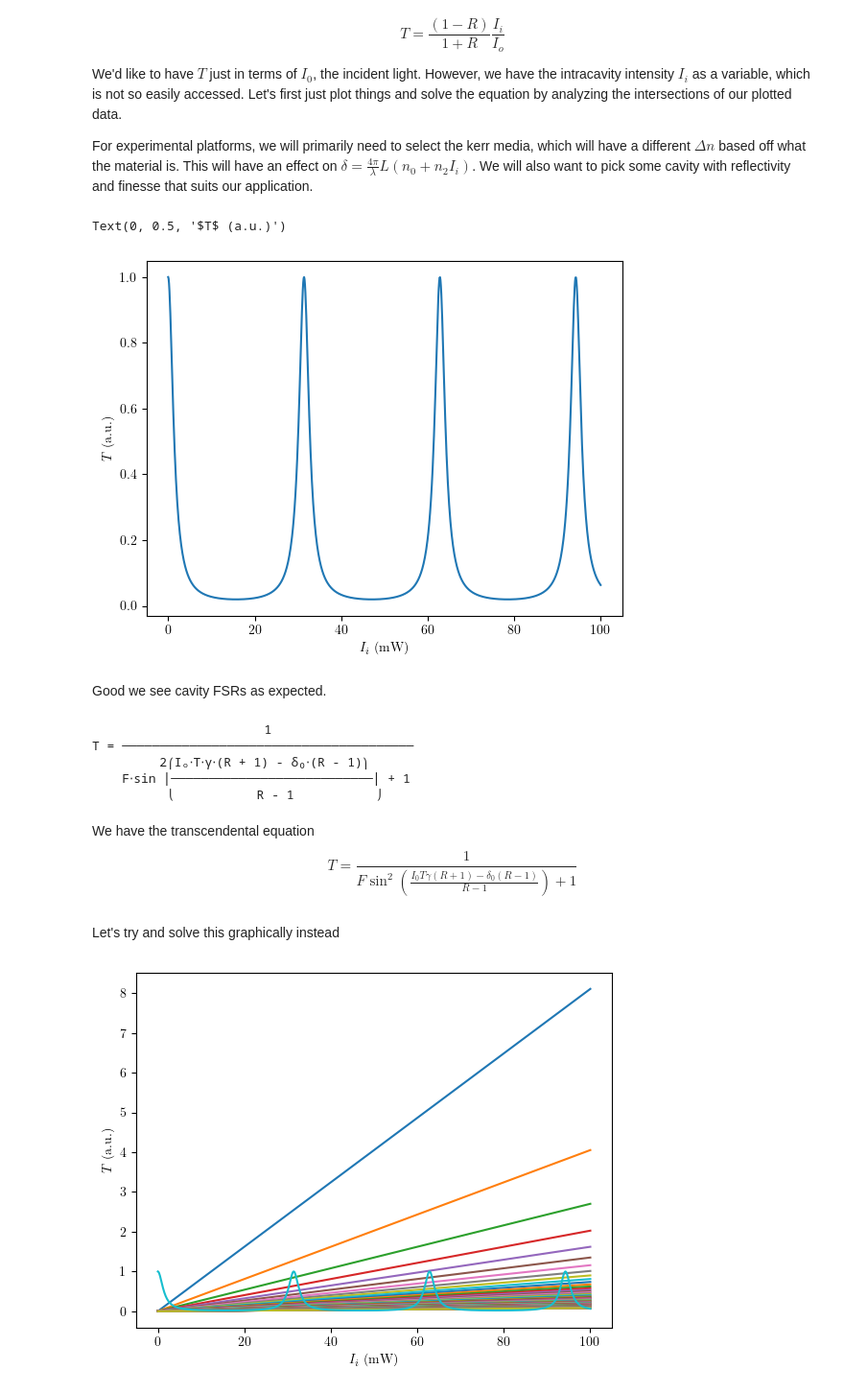
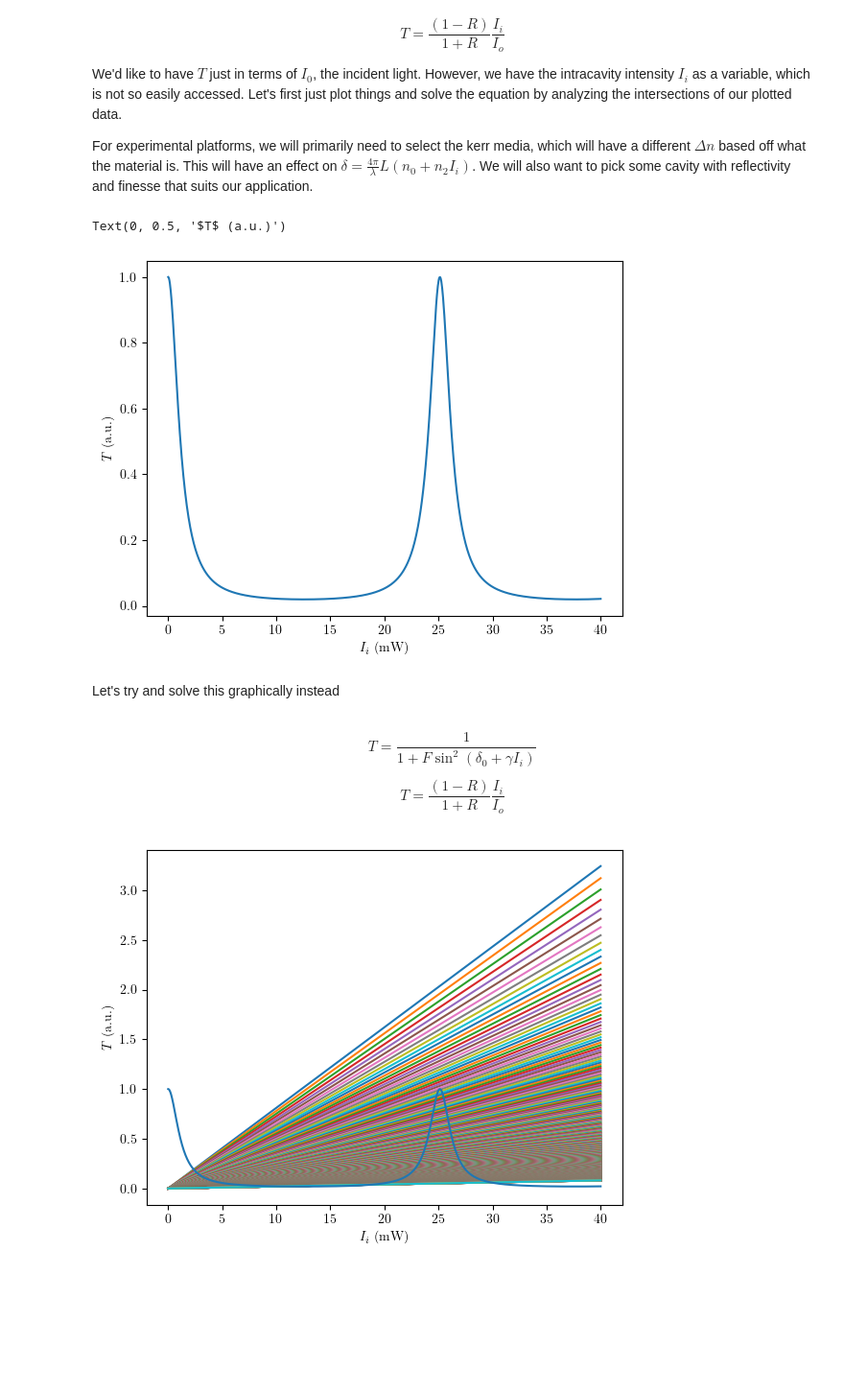
Before and after one commit to tyxiang0530/CavityNLONN, a Jupyter notebook: PreliminaryTheory.ipynb, the cells around one changed output. Shown at 96% size. Drawn from its saved outputs; the diff is of its cells as text; code cells hidden in the pictures; blank space fills up the shorter version.

Commit message:
weird method for graphical solving complete

```diff
--- a/PreliminaryTheory.ipynb
+++ b/PreliminaryTheory.ipynb
@@ -211,65 +211,43 @@ We'd like to have $T$ just in terms of $I_0$, the incident light. However, we ha
 For experimental platforms, we will primarily need to select the kerr media, which will have a different $\Delta n$ based off what the material is. This will have an effect on $\delta = \frac{4 \pi}{\lambda} L (n_0 + n_2 I_i)$. We will also want to pick some cavity with reflectivity and finesse that suits our application.
 # %%
 F = 50
-delta = 0
 gamma = 0.1
-I_i = np.linspace(0,100,1000)
+I_i = np.linspace(0,40,1000)
+delta = np.linspace(0, 1,1000)
 T = 1 / (1 + F * np.sin(delta + gamma * I_i)**2)
 plt.plot(I_i, T)
 plt.xlabel("$I_i$ (mW)")
 plt.ylabel("$T$ (a.u.)")
 # %% [output]
 Text(0, 0.5, '$T$ (a.u.)')
-[figure, old version]
+[figure, new version]
-# %% [markdown]
-Good we see cavity FSRs as expected.
-# %%
-# Define the symbols
-T, F, delta_0, gamma, I_i, I_o, R = sp.symbols('T F delta_0 gamma I_i I_o R')
-
-# Define the equations
-eq1 = sp.Eq(T, 1 / (1 + F * sp.sin(delta_0 + gamma * I_i)**2))
-eq2 = sp.Eq(T, ((1 - R) / (1 + R)) * (I_i / I_o))
-
-# Solve eq2 for I_i
-I_i_solution = sp.solve(eq2, I_i)[0]
-
-# Substitute I_i_solution into eq1
-T_solution = eq1.subs(I_i, I_i_solution)
-
-# Simplify the expression
-T_solution_simplified = sp.simplify(T_solution)
-
-# Display the result
-sp.pretty_print(T_solution_simplified)
-# %% [output]
-                       1
-T = ───────────────────────────────────────
-         2⎛Iₒ⋅T⋅γ⋅(R + 1) - δ₀⋅(R - 1)⎞
-    F⋅sin ⎜───────────────────────────⎟ + 1
-          ⎝           R - 1           ⎠
-# %% [markdown]
-We have the transcendental equation
-\begin{equation}
-T = \frac{1}{F \sin^2(\frac{I_0 T \gamma (R+1) - \delta_0 (R-1)}{R-1})+1}
-\end{equation}
 # %% [markdown]
 Let's try and solve this graphically instead
+# %% [markdown]
+
+\begin{equation}
+T = \frac{1}{1 + F \sin^2(\delta_0 + \gamma I_i)} \tag{1}
+\end{equation}
+
+\begin{equation}
+T = \frac{(1 - R)}{1 + R } \frac{I_i}{I_o}\tag{2}
+\end{equation}
 # %%
-I_0_arr = np.arange(1, 100, 1)
+I_0_arr = np.linspace(1,40,1000)
 R = 0.85
 T2_vals = []
 
 for I_0 in I_0_arr:
     T2 = (1-R)/(1+R) * (I_i / I_0)
     T2_vals.append(T2)
     plt.plot(I_i, T2)
+
 T = 1 / (1 + F * np.sin(delta + gamma * I_i)**2)
 plt.plot(I_i, T)
 plt.xlabel("$I_i$ (mW)")
 plt.ylabel("$T$ (a.u.)")
 plt.show()
 # %% [output]
-[figure, old version]
+[figure, new version]
 # %% [markdown]
 we can now find the intersections between the plots to construct $I_0$ vs. $I_{out}$. These will correspond to input $I_0$ values that correspond to points of stability.
```
Also changed, not shown: parts of 29 cells of this notebook, 1 other file.
